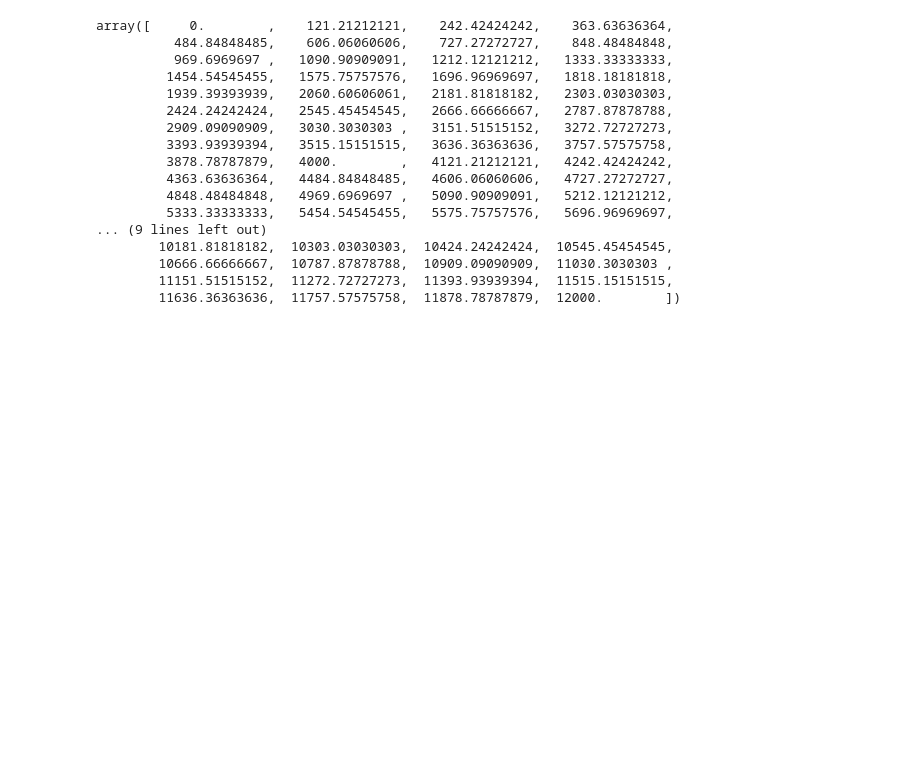
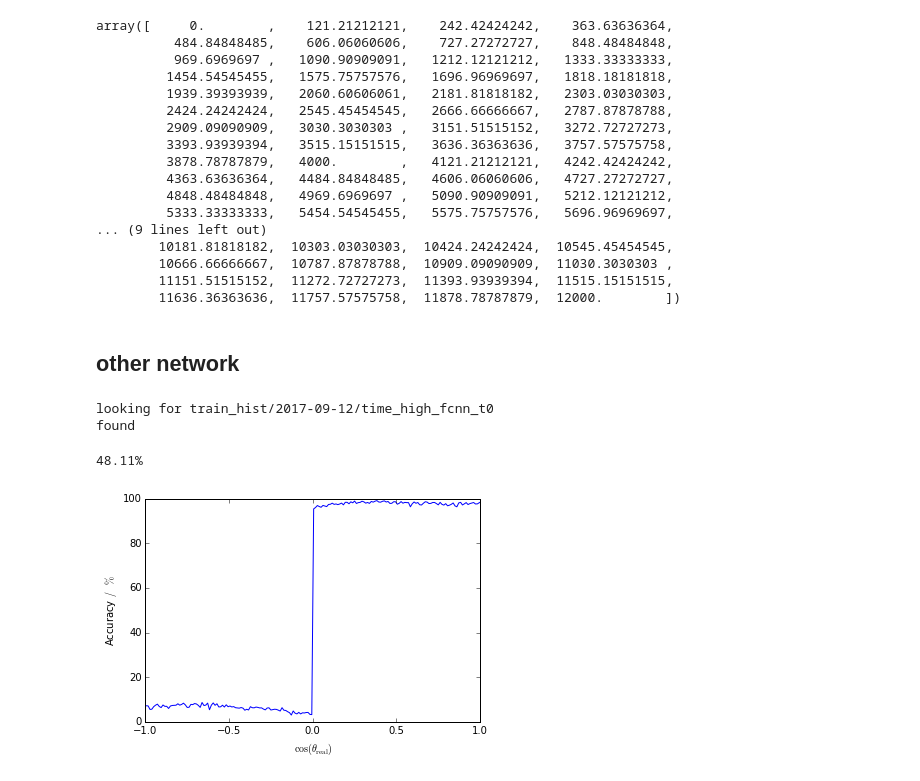
Before and after one commit to johk95/DeepIceLearning, a Jupyter notebook: johannes/updownclassification_3/evaluation.ipynb, the cells around one changed output. Saved outputs shown, nothing was run; the diff lists cells and outputs as text; code cells hidden in the pictures; blank space fills up the shorter version.

```diff
--- a/johannes/updownclassification_3/evaluation.ipynb
+++ b/johannes/updownclassification_3/evaluation.ipynb
@@ -345,3 +389,55 @@ array([     0.        ,    121.21212121,    242.42424242,    363.63636364,
         10666.66666667,  10787.87878788,  10909.09090909,  11030.3030303 ,
         11151.51515152,  11272.72727273,  11393.93939394,  11515.15151515,
         11636.36363636,  11757.57575758,  11878.78787879,  12000.        ])
+# %% [markdown]
+## other network
+# %%
+today='2017-09-12'
+project_name='time_high_fcnn_t0'
+# %%
+file_location = '/data/user/jkager/NN_Reco/johannes/updownclassification_3/'
+data_location = '/data/user/jkager/NN_Reco/training_data_20x10x60/'
+test_results = 'test_results.npy'
+
+project_folder = 'train_hist/{}/{}'.format(today, project_name)
+print "looking for", project_folder
+if not os.path.exists(os.path.join(file_location,project_folder)):
+    print "project not found. exiting..."
+    sys.exit(-1)
+elif not os.path.exists(os.path.join(file_location, project_folder, test_results)):
+    print "test results not found. exiting..."
+    sys.exit(-1)
+print "found"
+shelf = shelve.open(os.path.join(file_location, project_folder, 'run_info.shlf'))
+input_files = shelf['Files'].split(':')
+if len(input_files) == 1: #this could be something like ['h01'] (inputformat)
+    #try to decode fileinput format
+    input_files = jkutils.get_filenames(input_files[0])
+    for f in input_files:
+        if not os.path.isfile(os.path.join(data_location, 'training_data/{}'.format(f))):
+            print "file not found:", f
+            print "exiting script."
+            sys.exit(1)
+train_inds = shelf['Train_Inds']
+valid_inds = shelf['Valid_Inds']
+test_inds = shelf['Test_Inds']
+test_results = np.load(os.path.join(file_location, project_folder, test_results))
+input_data, out_data, file_len = jkutils.read_files(input_files, data_location, using=shelf['using'])
+res, test_out, zenith_out = test_results[0,:], test_results[1,:], test_results[2,:] #network output (0 or 1),
+                                                                                    #desired output (0 or 1),
+                                                                                    #zenith (0 to pi)
+# %% [output]
+looking for train_hist/2017-09-12/time_high_fcnn_t0
+found
+# %%
+cosined = True
+bins = 10*18+1
+x_hist, y_hist = jkutils.get_xy_hist(zenith_out, res, bins, cosined)
+plt.figure()
+plt.plot(jkutils.get_plotted_x(x_hist, bins),100*y_hist)
+plt.xlabel(r'$\cos(\theta_{\mathrm{real}})$')
+plt.ylabel(r'Accuracy $/\;\%$')
+plt.show()
+# %% [output]
+48.11%
+[figure, added]
```
Also changed, not shown: parts of 20 cells of this notebook, 9 other files.
